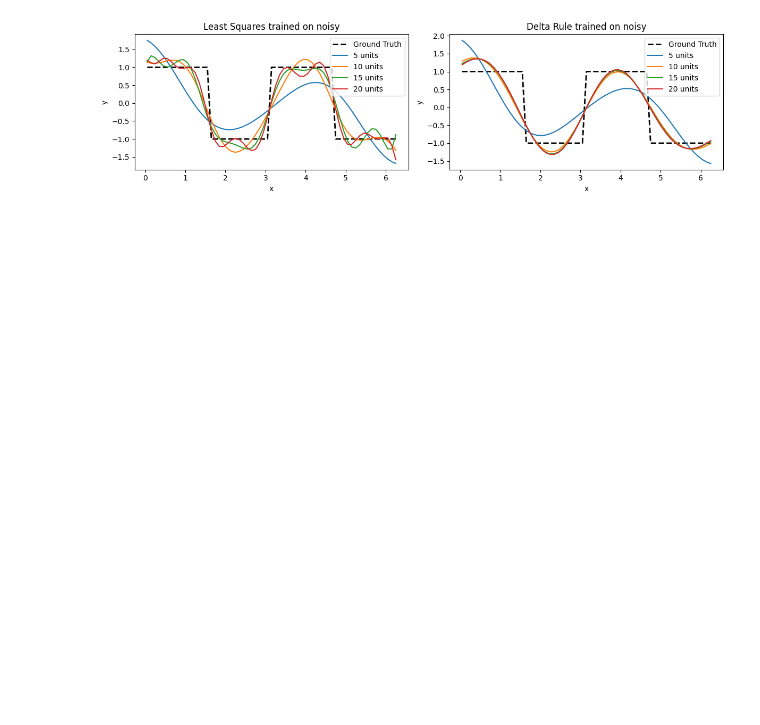
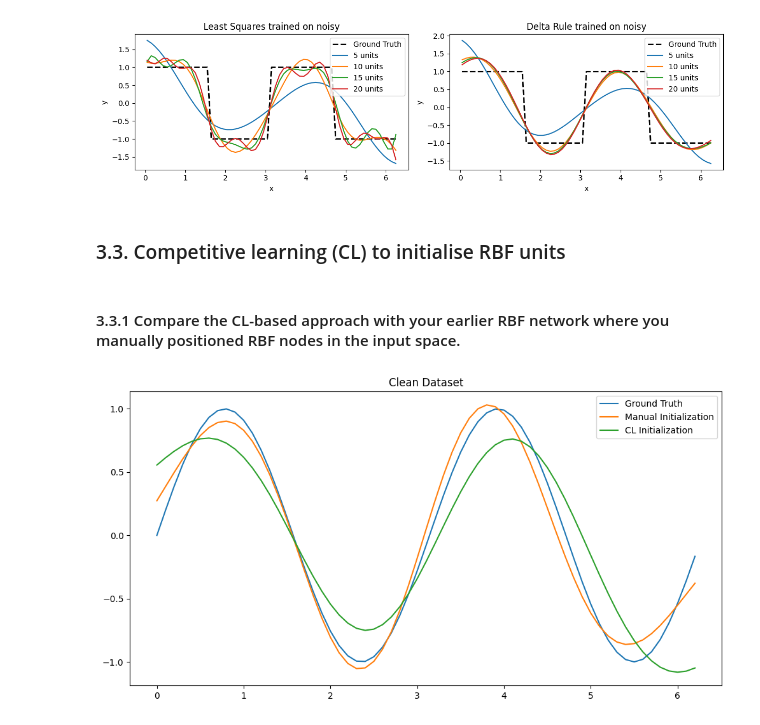
Before and after one commit to nathanansel28/DD2437, a Jupyter notebook: lab2/split1.ipynb, the cells around one changed output. Drawn from its saved outputs; the diff is of its cells as text; code cells hidden in the pictures; blank space fills up the shorter version.

```diff
--- a/lab2/split1.ipynb
+++ b/lab2/split1.ipynb
@@ -565,3 +606,48 @@ fig = profile_clean_performance(
 )
 # %% [output]
 [figure]
+# %% [markdown]
+### 3.3. Competitive learning (CL) to initialise RBF units
+# %% [markdown]
+#### 3.3.1  Compare the CL-based approach with your earlier RBF network where you manually positioned RBF nodes in the input space.
+# %%
+best_number_of_nodes = 6
+x = np.arange(0, 2*np.pi, 0.1)[:, np.newaxis]
+x_test = np.arange(0.05, 2*np.pi, 0.1)[:, np.newaxis]
+
+# Generate input data for clean sin(2x)
+y_sin, _ = functions(x)
+y_sin_test, _ = functions(x_test)
+
+# Generate input data for noisy sin(2x)
+y_noisy_sin, _ = functions(x, noise_variance=1)
+y_test_noisy_sin, _ = functions(x_test, noise_variance=1)
+
+clean_rbf = GaussianRBFNetwork(data=x, nodes=best_number_of_nodes, node_pos='equal')
+clean_rbf.delta_rule_train(x, y_sin, epochs=800)
+random_rbf = GaussianRBFNetwork(data=x, nodes=best_number_of_nodes, node_pos='random')
+random_rbf.delta_rule_train(x, y_sin, epochs=800)
+noisy_rbf = GaussianRBFNetwork(data=x, nodes=best_number_of_nodes, node_pos='equal')
+noisy_rbf.delta_rule_train(x, y_noisy_sin, epochs=800)
+
+cl_clean_rbf = GaussianRBFNetwork(data=x, nodes=best_number_of_nodes, node_pos='cl', cl_epochs=100)
+cl_clean_rbf.delta_rule_train(x, y_sin, epochs=800)
+cl_noisy_rbf = GaussianRBFNetwork(data=x, nodes=best_number_of_nodes, node_pos='cl', cl_epochs=100)
+cl_noisy_rbf.delta_rule_train(x, y_noisy_sin, epochs=800)
+# %%
+y_pred_random = random_rbf.predict(x_test)
+y_pred_clean = clean_rbf.predict(x_test)
+y_pred_noisy = noisy_rbf.predict(x_test)
+y_pred_cl_clean = cl_clean_rbf.predict(x_test)
+y_pred_cl_noisy = cl_noisy_rbf.predict(x_test)
+
+plt.figure(figsize=(12, 6))
+plt.plot(x, y_sin, label='Ground Truth')
+plt.plot(x, y_pred_clean, label='Manual Initialization')
+# plt.plot(x, y_pred_random, label='Random Initialization')
+plt.plot(x, y_pred_cl_clean, label='CL Initialization')
+plt.title('Clean Dataset')
+plt.legend()
+plt.show()
+# %% [output]
+[figure, added]
```
Also changed, not shown: parts of 24 cells of this notebook, 1 other file.
